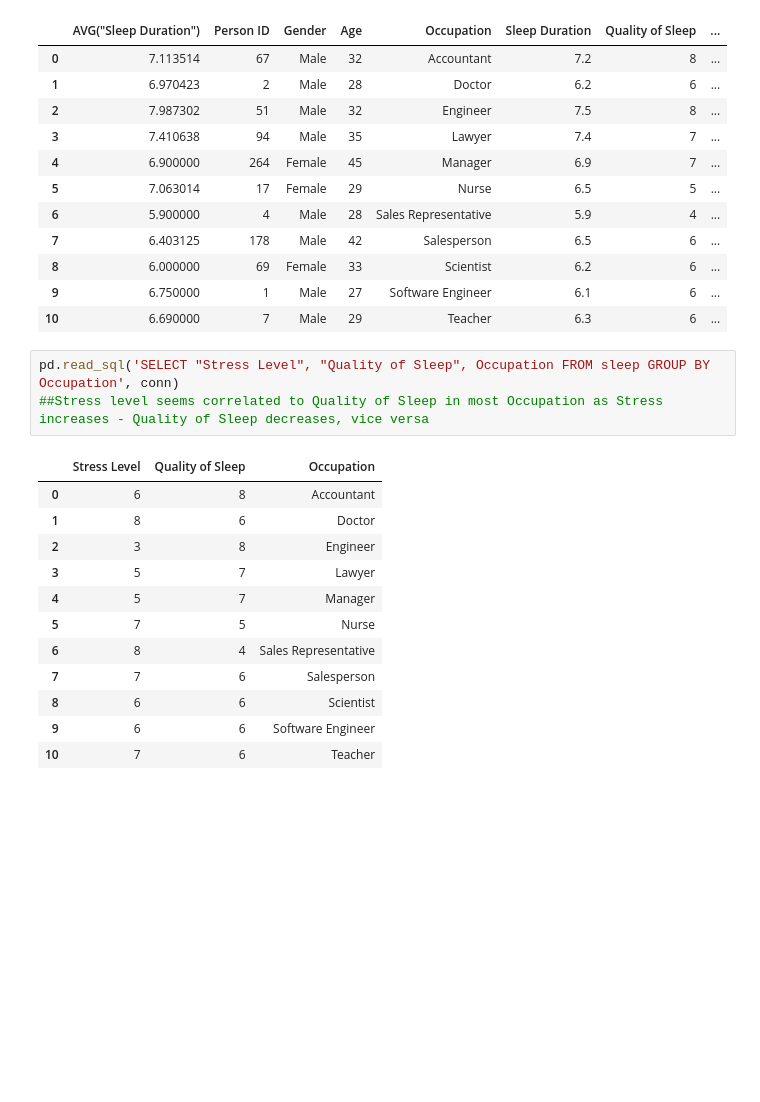
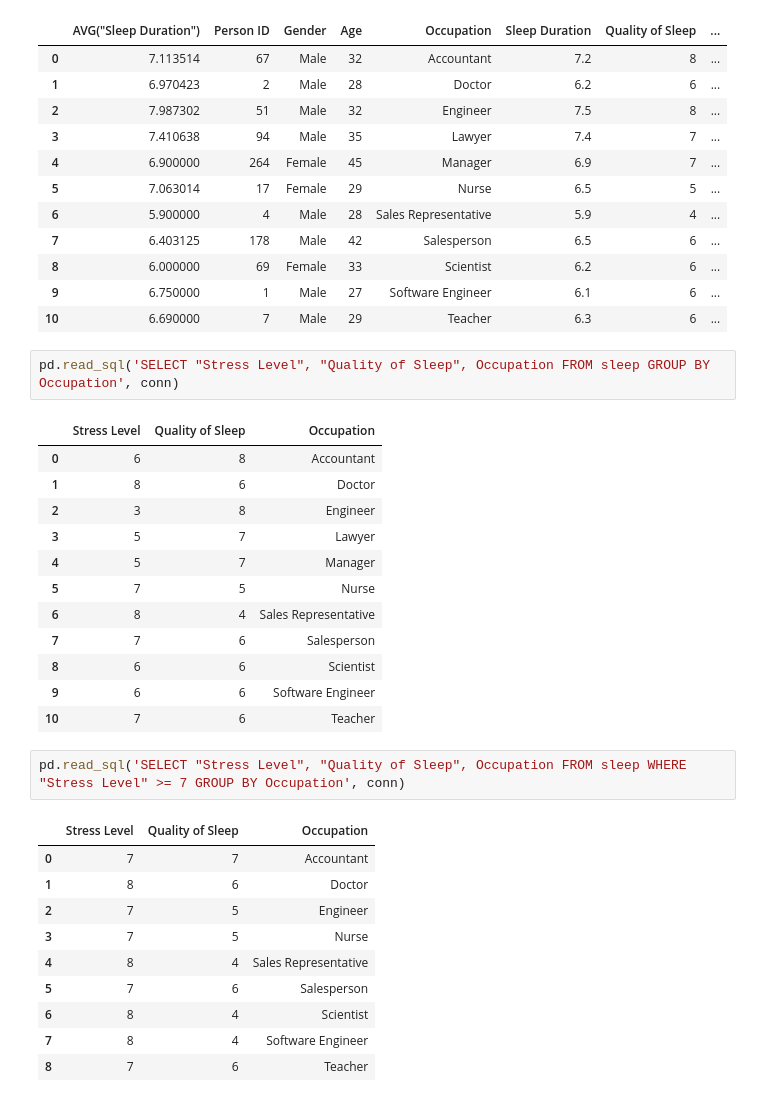
Before and after one commit to berkasin01/sql_fundamentals, a Jupyter notebook: sql_basics.ipynb, the cells around one changed output. Saved outputs shown, nothing was run; the diff lists cells and outputs as text; blank space fills up the shorter version.

```diff
--- a/sql_basics.ipynb
+++ b/sql_basics.ipynb
@@ -64,7 +64,6 @@ pd.read_sql('SELECT AVG("Sleep Duration"),* FROM sleep GROUP BY Occupation', con
 | 10 | 6.690000 | 7 | Male | 29 | Teacher | 6.3 | 6 | ... |
 # %%
 pd.read_sql('SELECT "Stress Level", "Quality of Sleep", Occupation FROM sleep GROUP BY Occupation', conn)
-##Stress level seems correlated to Quality of Sleep in most Occupation as Stress increases - Quality of Sleep decreases, vice versa
 # %% [output]
 |  | Stress Level | Quality of Sleep | Occupation |
 | 0 | 6 | 8 | Accountant |
@@ -78,3 +77,16 @@ pd.read_sql('SELECT "Stress Level", "Quality of Sleep", Occupation FROM sleep GR
 | 8 | 6 | 6 | Scientist |
 | 9 | 6 | 6 | Software Engineer |
 | 10 | 7 | 6 | Teacher |
+# %%
+pd.read_sql('SELECT "Stress Level", "Quality of Sleep", Occupation FROM sleep WHERE "Stress Level" >= 7 GROUP BY Occupation', conn)
+# %% [output]
+|  | Stress Level | Quality of Sleep | Occupation |
+| 0 | 7 | 7 | Accountant |
+| 1 | 8 | 6 | Doctor |
+| 2 | 7 | 5 | Engineer |
+| 3 | 7 | 5 | Nurse |
+| 4 | 8 | 4 | Sales Representative |
+| 5 | 7 | 6 | Salesperson |
+| 6 | 8 | 4 | Scientist |
+| 7 | 8 | 4 | Software Engineer |
+| 8 | 7 | 6 | Teacher |
```
Also changed, not shown: parts of 3 cells of this notebook.
